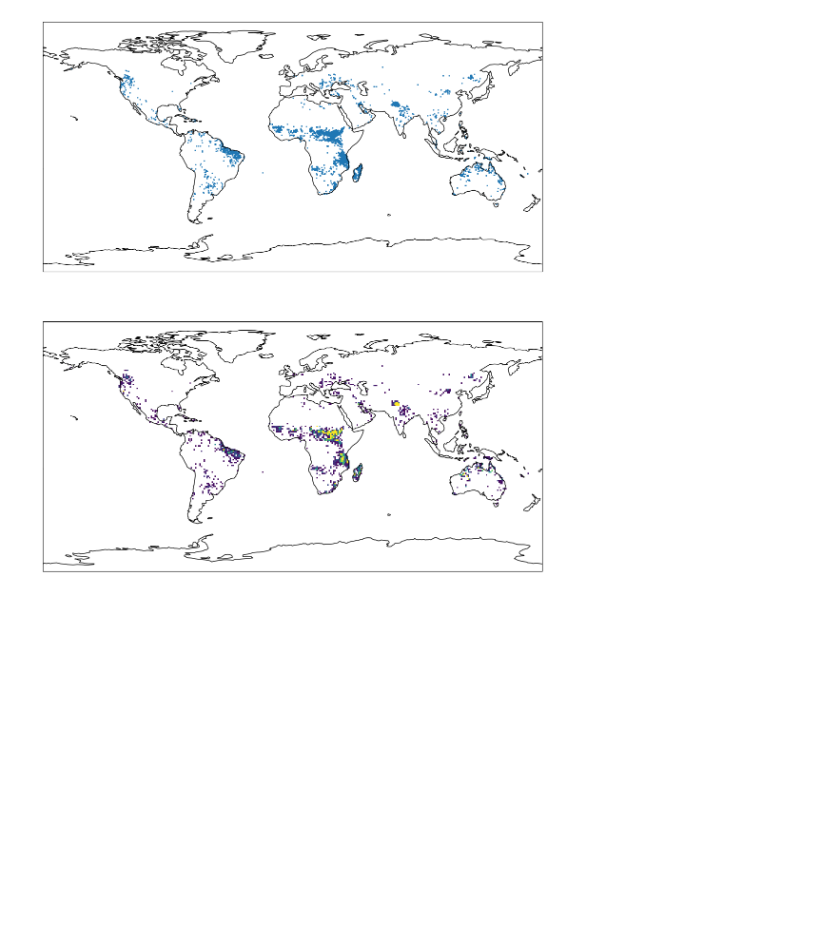
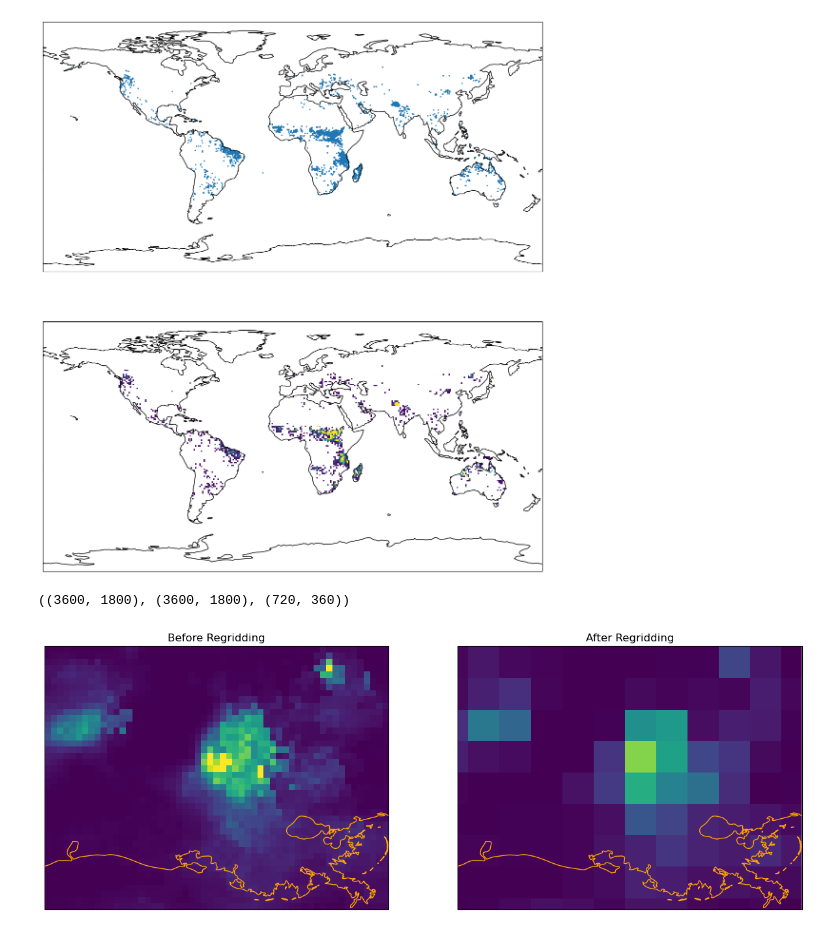
Before and after one commit to synflyn28/jreid-earth-obs-py, a Jupyter notebook: notebooks/gridding_operations.ipynb, the cells around one changed output. Drawn from its saved outputs; the diff is of its cells as text; code cells hidden in the pictures; blank space fills up the shorter version.

Commit message:
dev: Finished regridding for regularly-spaced grids assigment.

```diff
--- a/notebooks/gridding_operations.ipynb
+++ b/notebooks/gridding_operations.ipynb
@@ -76,0 +86,44 @@ plt.show()
+# %%
+def create_2d_grid(grid_size):
+    coverage = [-180.0, -90.0, 180.0, 90.0]
+
+    num_points_x = int((coverage[2] - coverage[0]) / grid_size)
+    num_points_y = int((coverage[3] - coverage[1]) / grid_size)
+
+    nx = complex(0, num_points_x)
+    ny = complex(0, num_points_y)
+
+    Xnew, Ynew = np.mgrid[coverage[0]:coverage[2]:nx, coverage[1]:coverage[3]:ny]
+
+    return Xnew, Ynew
+# %%
+Xnew, Ynew = create_2d_grid(0.5)
+# %%
+precip.shape, Yold.shape, Ynew.shape
+# %% [output]
+((3600, 1800), (3600, 1800), (720, 360))
+# %%
+values = precip.flatten()
+
+dims = (values.shape[0], 2)
+points = np.zeros(dims)
+points[:, 0] = Xold.flatten()
+points[:, 1] = Yold.flatten()
+# %%
+gridOut = scipy.interpolate.griddata(points, values, (Xnew, Ynew), method='nearest')
+# %%
+fig, axes = plt.subplots(ncols=2, figsize=[15, 15], subplot_kw={'projection': ccrs.PlateCarree()})
+
+for ax in axes:
+    ax.set_extent([-94.3, -88.8, 28.9, 33.1])
+    ax.coastlines('10m', color='orange')
+
+axes[0].set_title('Before Regridding')
+axes[0].pcolormesh(Xold, Yold, precip, vmin=0, vmax=20)
+
+axes[1].set_title('After Regridding')
+axes[1].pcolormesh(Xnew, Ynew, gridOut, vmin=0, vmax=20)
+
+plt.show()
+# %% [output]
+[figure, added]
```
Also changed, not shown: parts of 3 cells of this notebook.
